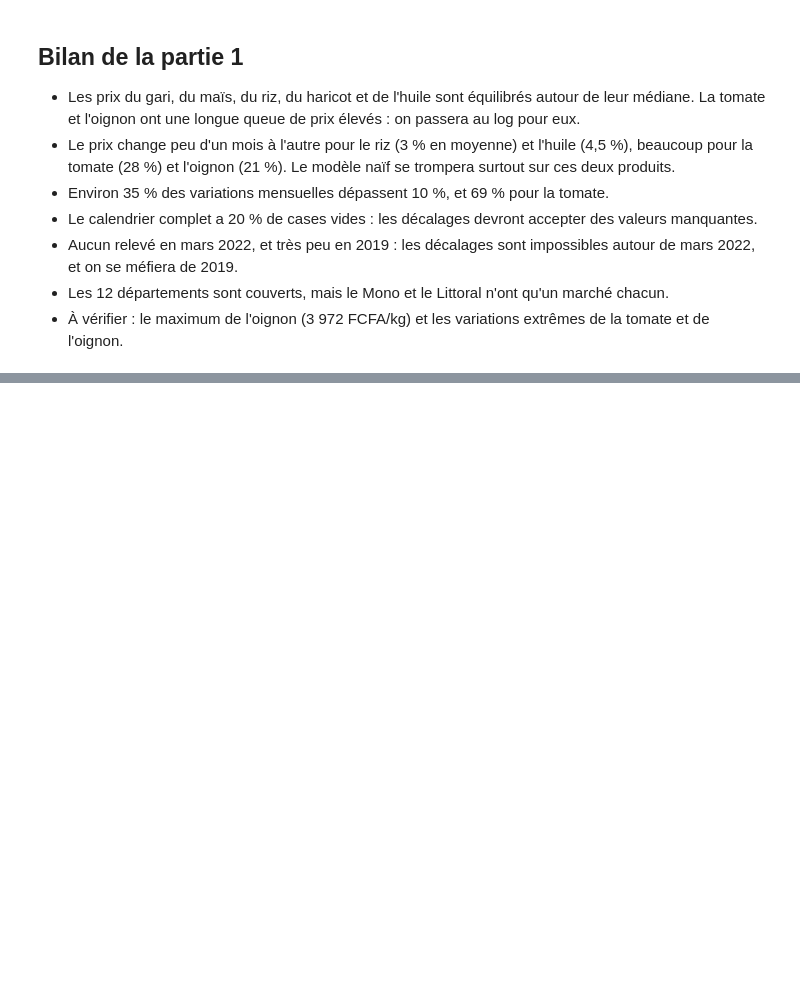
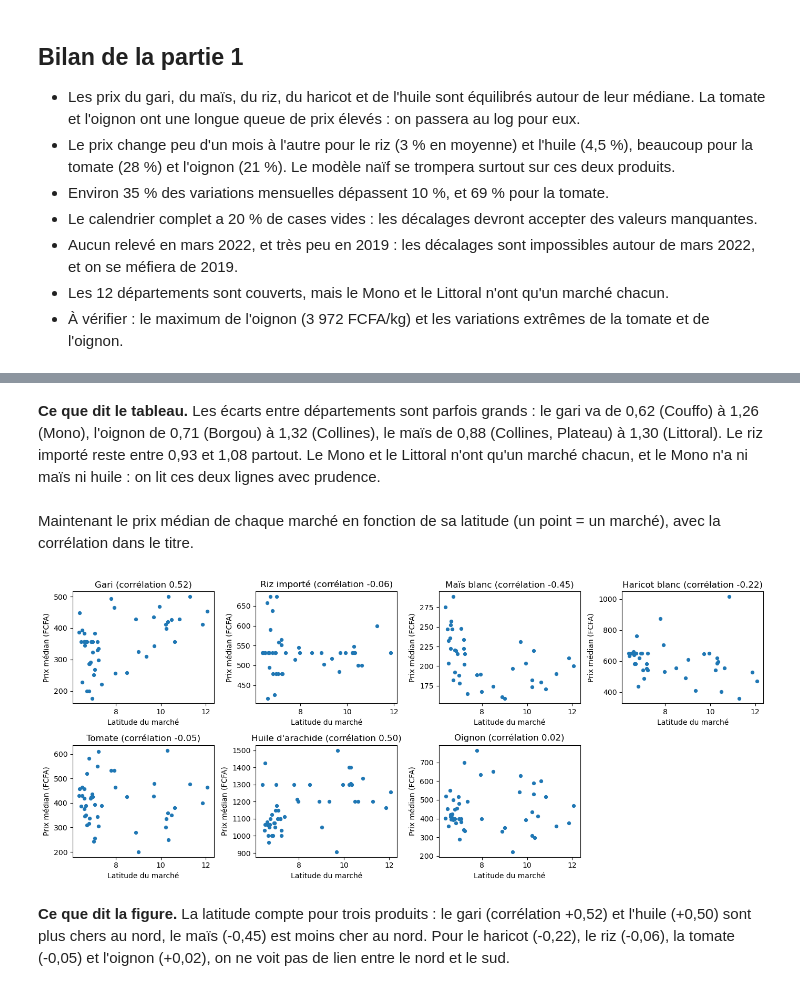
Before and after one commit to Patrickdoch130207/benin-food-price-forecast, a Jupyter notebook: notebooks/02_eda.ipynb, the cells around one changed output, grey strips where cells are left out. Cells and saved outputs as stored; diff of their text form; code cells hidden in the pictures; blank space fills up the shorter version.

```diff
--- a/notebooks/02_eda.ipynb
+++ b/notebooks/02_eda.ipynb
@@ -164,0 +355,9 @@ dep.sort_values("latitude", ascending=False)
+# %%
+df["med_nat"] = df.groupby(["commodity", "date"])["price"].transform("median")
+df["rapport"] = df["price"] / df["med_nat"]
+
+lat_dep = df.drop_duplicates("market").groupby("admin1")["latitude"].mean().sort_values(ascending=False)
+
+par_dep = df.groupby(["admin1", "produit"])["rapport"].median().unstack()[produits].round(2)
+par_dep = par_dep.loc[lat_dep.index]
+par_dep
@@ -164,0 +379,26 @@ dep.sort_values("latitude", ascending=False)
+# %% [markdown]
+**Ce que dit le tableau.** Les écarts entre départements sont parfois grands : le gari va de 0,62 (Couffo) à 1,26 (Mono), l'oignon de 0,71 (Borgou) à 1,32 (Collines), le maïs de 0,88 (Collines, Plateau) à 1,30 (Littoral). Le riz importé reste entre 0,93 et 1,08 partout. Le Mono et le Littoral n'ont qu'un marché chacun, et le Mono n'a ni maïs ni huile : on lit ces deux lignes avec prudence.
+# %% [markdown]
+Maintenant le prix médian de chaque marché en fonction de sa latitude (un point = un marché), avec la corrélation dans le titre.
+# %%
+marches_prix = df.groupby(["produit", "market"]).agg(prix=("price", "median"), latitude=("latitude", "first")).reset_index()
+
+fig, axes = plt.subplots(2, 4, figsize=(14, 6))
+axes = axes.flatten()
+
+for ax, p in zip(axes, produits):
+    g = marches_prix[marches_prix["produit"] == p]
+    c = g["prix"].corr(g["latitude"])
+    ax.scatter(g["latitude"], g["prix"], s=18)
+    ax.set_title(f"{p} (corrélation {c:.2f})")
+    ax.set_xlabel("Latitude du marché")
+    ax.set_ylabel("Prix médian (FCFA)")
+
+axes[7].axis("off")
+plt.tight_layout()
+plt.savefig("../reports/figures/2_3_prix_latitude.png", dpi=150)
+plt.show()
+# %% [output]
+[figure, added]
+# %% [markdown]
+**Ce que dit la figure.** La latitude compte pour trois produits : le gari (corrélation +0,52) et l'huile (+0,50) sont plus chers au nord, le maïs (-0,45) est moins cher au nord. Pour le haricot (-0,22), le riz (-0,06), la tomate (-0,05) et l'oignon (+0,02), on ne voit pas de lien entre le nord et le sud.
```
Also changed, not shown: parts of 54 cells of this notebook, 13 other files.
